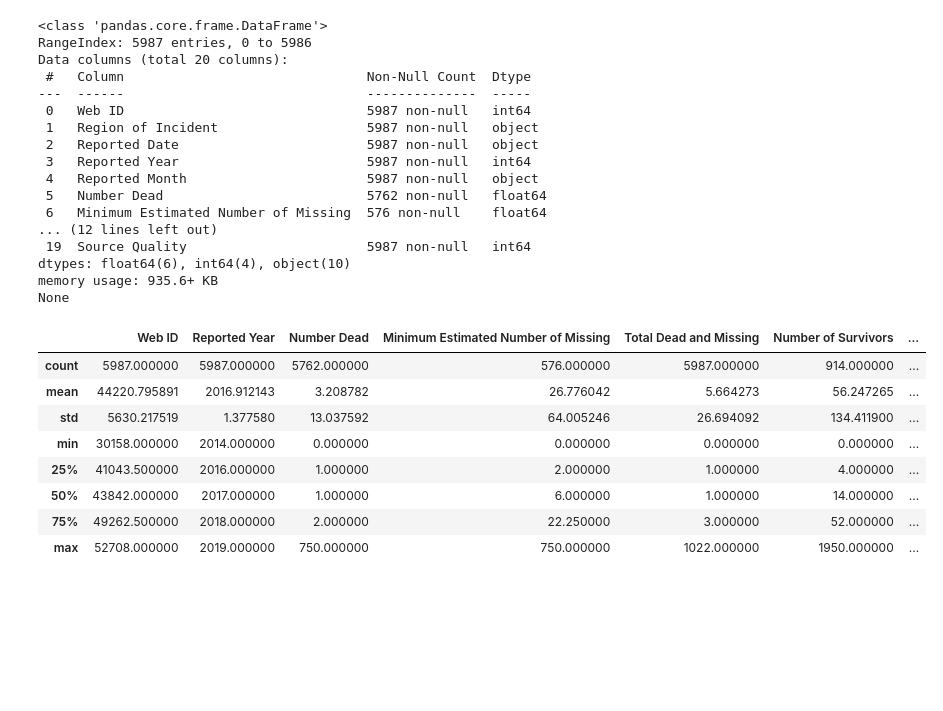
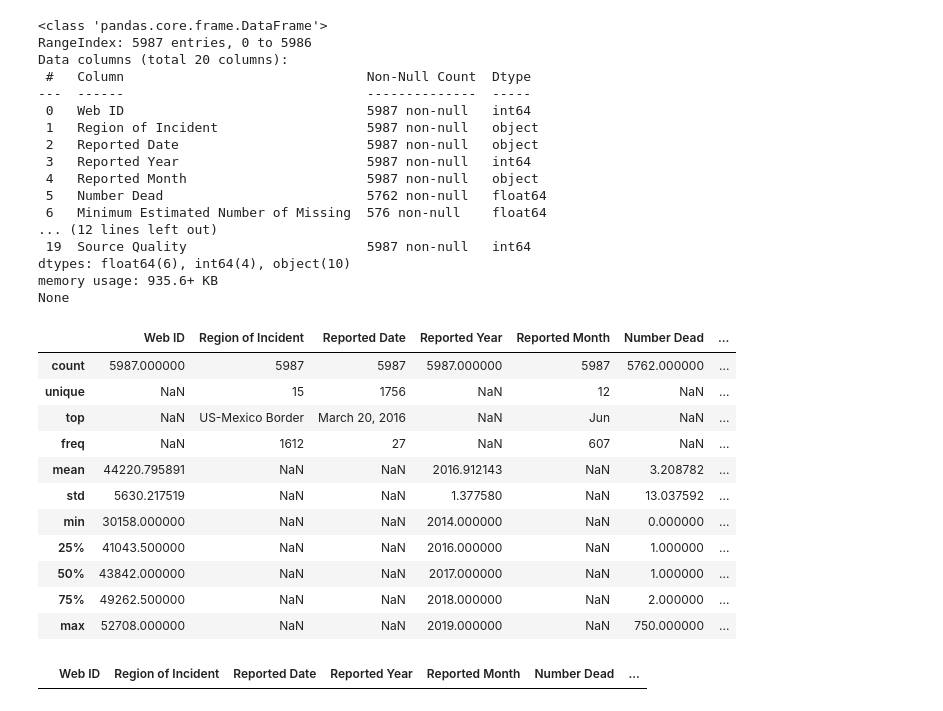
Before and after one commit to lklmkv/tvp1t, a Jupyter notebook: Missings.ipynb, the cells around one changed output. Drawn from its saved outputs; the diff is of its cells as text; code cells hidden in the pictures; blank space fills up the shorter version.

```diff
--- a/Missings.ipynb
+++ b/Missings.ipynb
@@ -3,35 +3,42 @@
 # %%
 import pandas as pd
 import warnings
 warnings.filterwarnings('ignore')
-df = pd.read_csv('MissingMigrants-Global-2019-12-31_correct.csv',
-                  )
+df = pd.read_csv('MissingMigrants-Global-2019-12-31_correct.csv')
 print(df.info())
-df.describe()
+df.describe(include='all')
 # %% [output]
 <class 'pandas.core.frame.DataFrame'>
 RangeIndex: 5987 entries, 0 to 5986
 Data columns (total 20 columns):
  #   Column                               Non-Null Count  Dtype
 ---  ------                               --------------  -----
  0   Web ID                               5987 non-null   int64
  1   Region of Incident                   5987 non-null   object
  2   Reported Date                        5987 non-null   object
  3   Reported Year                        5987 non-null   int64
  4   Reported Month                       5987 non-null   object
  5   Number Dead                          5762 non-null   float64
  6   Minimum Estimated Number of Missing  576 non-null    float64
 ... (12 lines left out)
  19  Source Quality                       5987 non-null   int64
 dtypes: float64(6), int64(4), object(10)
 memory usage: 935.6+ KB
 None
-|  | Web ID | Reported Year | Number Dead | Minimum Estimated Number of Missing | Total Dead and Missing | Number of Survivors | ... |
-| count | 5987.000000 | 5987.000000 | 5762.000000 | 576.000000 | 5987.000000 | 914.000000 | ... |
-| mean | 44220.795891 | 2016.912143 | 3.208782 | 26.776042 | 5.664273 | 56.247265 | ... |
-| std | 5630.217519 | 1.377580 | 13.037592 | 64.005246 | 26.694092 | 134.411900 | ... |
-| min | 30158.000000 | 2014.000000 | 0.000000 | 0.000000 | 0.000000 | 0.000000 | ... |
-| 25% | 41043.500000 | 2016.000000 | 1.000000 | 2.000000 | 1.000000 | 4.000000 | ... |
-| 50% | 43842.000000 | 2017.000000 | 1.000000 | 6.000000 | 1.000000 | 14.000000 | ... |
-| 75% | 49262.500000 | 2018.000000 | 2.000000 | 22.250000 | 3.000000 | 52.000000 | ... |
-| max | 52708.000000 | 2019.000000 | 750.000000 | 750.000000 | 1022.000000 | 1950.000000 | ... |
+|  | Web ID | Region of Incident | Reported Date | Reported Year | Reported Month | Number Dead | ... |
+| count | 5987.000000 | 5987 | 5987 | 5987.000000 | 5987 | 5762.000000 | ... |
+| unique | NaN | 15 | 1756 | NaN | 12 | NaN | ... |
+| top | NaN | US-Mexico Border | March 20, 2016 | NaN | Jun | NaN | ... |
+| freq | NaN | 1612 | 27 | NaN | 607 | NaN | ... |
+| mean | 44220.795891 | NaN | NaN | 2016.912143 | NaN | 3.208782 | ... |
+| std | 5630.217519 | NaN | NaN | 1.377580 | NaN | 13.037592 | ... |
+| min | 30158.000000 | NaN | NaN | 2014.000000 | NaN | 0.000000 | ... |
+| 25% | 41043.500000 | NaN | NaN | 2016.000000 | NaN | 1.000000 | ... |
+| 50% | 43842.000000 | NaN | NaN | 2017.000000 | NaN | 1.000000 | ... |
+| 75% | 49262.500000 | NaN | NaN | 2018.000000 | NaN | 2.000000 | ... |
+| max | 52708.000000 | NaN | NaN | 2019.000000 | NaN | 750.000000 | ... |
+# %%
+duplicateRows = df[df.duplicated()]
+duplicateRows
+# %% [output]
+|  | Web ID | Region of Incident | Reported Date | Reported Year | Reported Month | Number Dead | ... |
```
Also changed, not shown: parts of 2 cells of this notebook.
